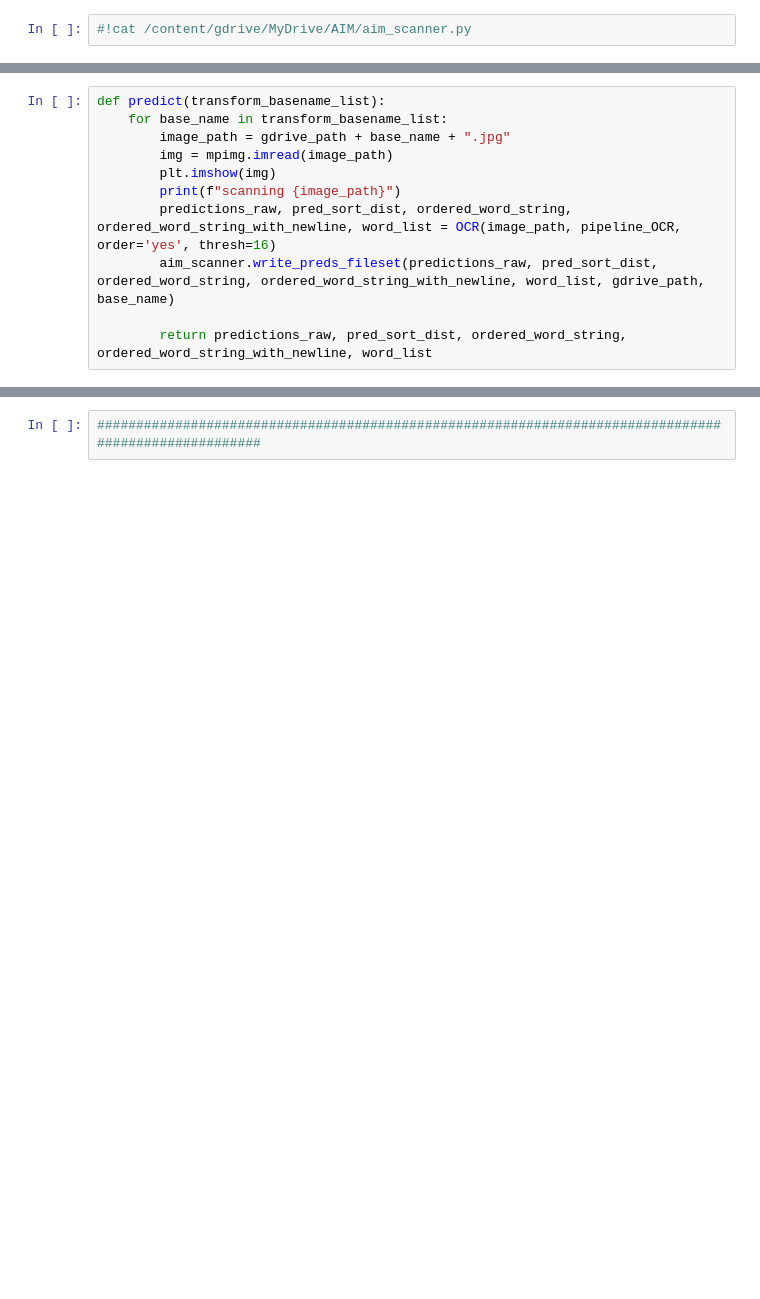
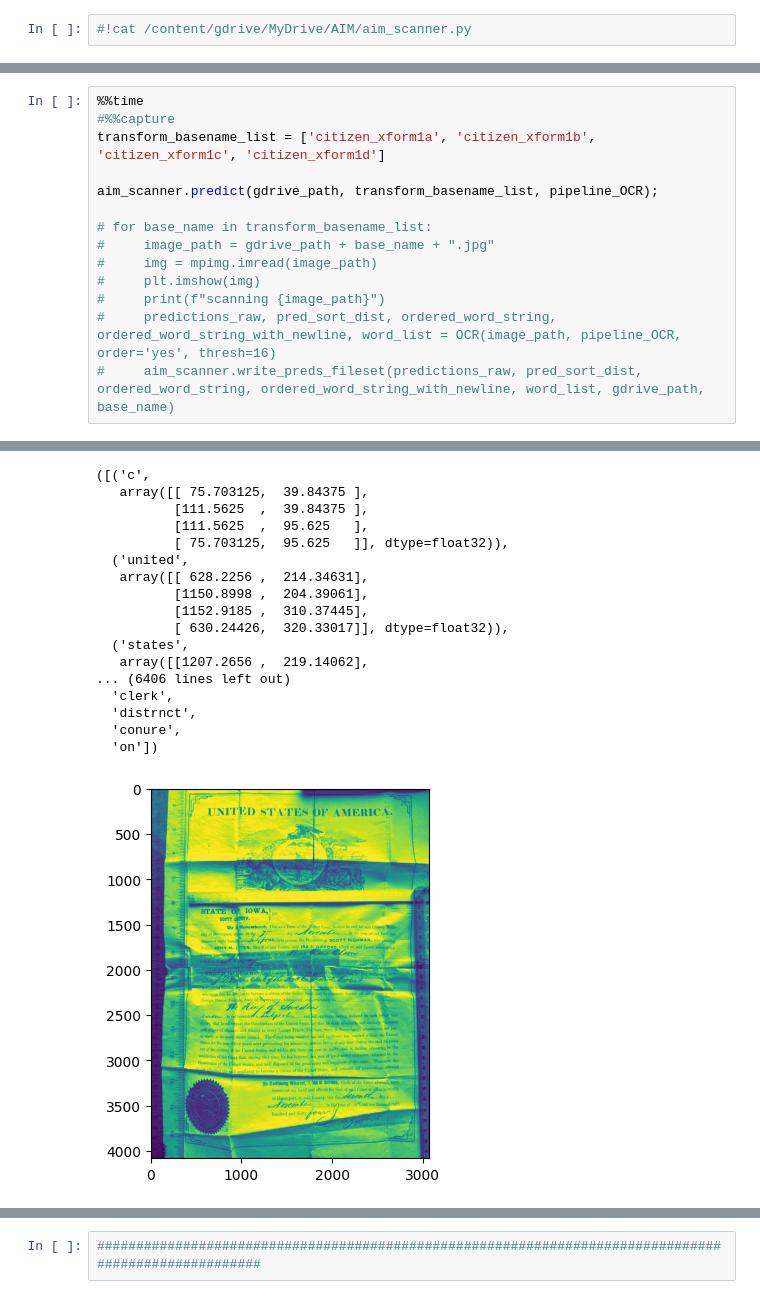
Before and after one commit to blu3crab/AIM, a Jupyter notebook: ipynb/aim_scanner.ipynb, the cells around one changed output, grey strips where cells are left out. Saved outputs shown, nothing was run; the diff lists cells and outputs as text; blank space fills up the shorter version.

Commit message:
pipeline complete for citizen-1864

```diff
--- a/ipynb/aim_scanner.ipynb
+++ b/ipynb/aim_scanner.ipynb
@@ -213,11 +65,15 @@ def OCR(image_path, pipeline, trim_length=1, order='yes', thresh=6):
 # %%
-def predict(transform_basename_list):
-    for base_name in transform_basename_list:
-        image_path = gdrive_path + base_name + ".jpg"
-        img = mpimg.imread(image_path)
-        plt.imshow(img)
-        print(f"scanning {image_path}")
-        predictions_raw, pred_sort_dist, ordered_word_string, ordered_word_string_with_newline, word_list = OCR(image_path, pipeline_OCR, order='yes', thresh=16)
-        aim_scanner.write_preds_fileset(predictions_raw, pred_sort_dist, ordered_word_string, ordered_word_string_with_newline, word_list, gdrive_path, base_name)
+%%time
+#%%capture
+transform_basename_list = ['citizen_xform1a', 'citizen_xform1b', 'citizen_xform1c', 'citizen_xform1d']
 
-        return predictions_raw, pred_sort_dist, ordered_word_string, ordered_word_string_with_newline, word_list
+aim_scanner.predict(gdrive_path, transform_basename_list, pipeline_OCR);
+
+# for base_name in transform_basename_list:
+#     image_path = gdrive_path + base_name + ".jpg"
+#     img = mpimg.imread(image_path)
+#     plt.imshow(img)
+#     print(f"scanning {image_path}")
+#     predictions_raw, pred_sort_dist, ordered_word_string, ordered_word_string_with_newline, word_list = OCR(image_path, pipeline_OCR, order='yes', thresh=16)
+#     aim_scanner.write_preds_fileset(predictions_raw, pred_sort_dist, ordered_word_string, ordered_word_string_with_newline, word_list, gdrive_path, base_name)
+# %% [output]
@@ -223,0 +97,18 @@ def predict(transform_basename_list):
+([('c',
+   array([[ 75.703125,  39.84375 ],
+          [111.5625  ,  39.84375 ],
+          [111.5625  ,  95.625   ],
+          [ 75.703125,  95.625   ]], dtype=float32)),
+  ('united',
+   array([[ 628.2256 ,  214.34631],
+          [1150.8998 ,  204.39061],
+          [1152.9185 ,  310.37445],
+          [ 630.24426,  320.33017]], dtype=float32)),
+  ('states',
+   array([[1207.2656 ,  219.14062],
+... (6406 lines left out)
+  'clerk',
+  'distrnct',
+  'conure',
+  'on'])
+[figure, added]
```
Also changed, not shown: parts of 28 cells of this notebook, 5 other files.
